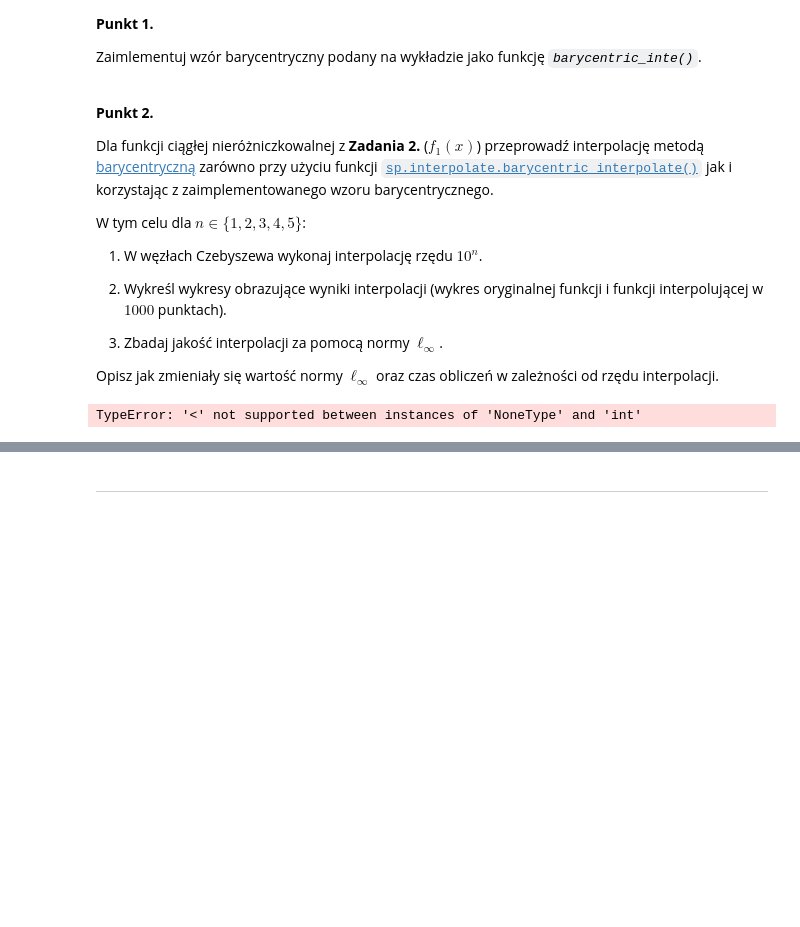
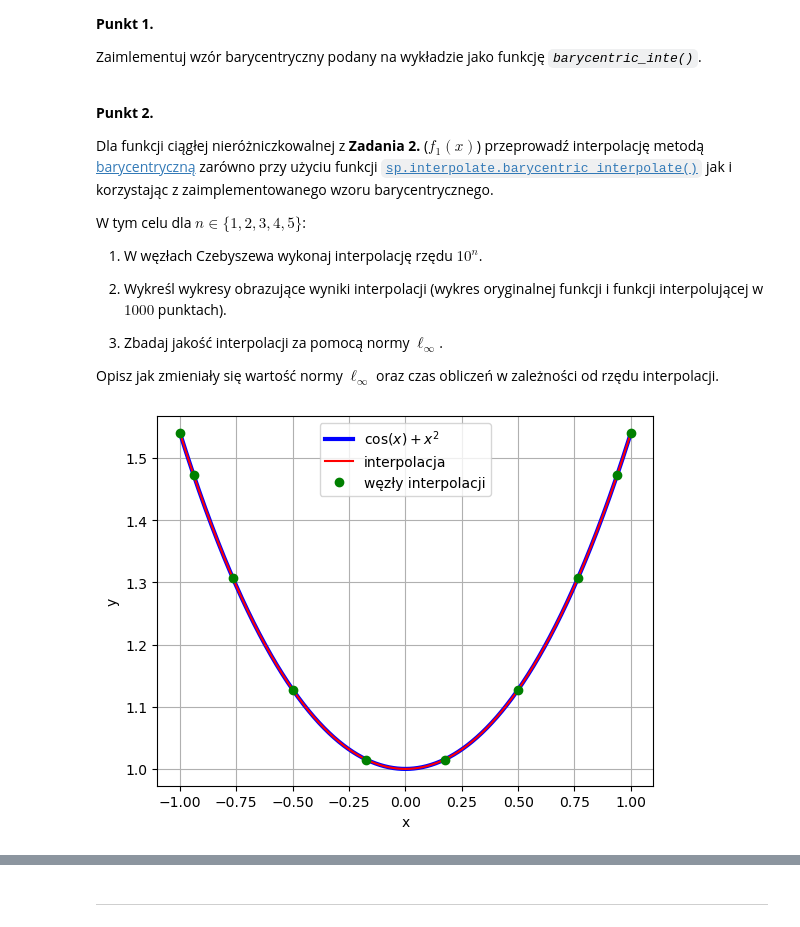
Before and after one commit to MN-KJ-2025/lab9-interpolacja-Pablitto1pk, a Jupyter notebook: sprawozdanie.ipynb, the cells around one changed output, grey strips where cells are left out. Drawn from its saved outputs; the diff is of its cells as text; code cells hidden in the pictures; blank space fills up the shorter version.

```diff
--- a/sprawozdanie.ipynb
+++ b/sprawozdanie.ipynb
@@ -129,29 +129,27 @@ Opisz jak zmieniały się wartość normy $\ell_{\infty}$ oraz czas obliczeń w
 # %%
 # Przykład użycia interpolacji barycentrycznej z wykorzystaniem węzłów Czebyszewa
 
 # Funkcja do interpolacji
 def f(x):
     return np.cos(x) + x**2
-
-f1 = lambda x: np.sign(x) * x + x**2
 
 # Wektor współrzędnych, dla których chcemy wyliczyć wartości wielomianu interpolacyjnego
 x = np.linspace(-1, 1, 1000)
 
 # Węzły Czebyszewa
 n = int(1e1)  # Liczba węzłów
 xch = main.chebyshev_nodes(n)
 
 # Interpoalcja
-yimp = sp.interpolate.barycentric_interpolate(xch, f1(xch), x)
+yimp = sp.interpolate.barycentric_interpolate(xch, f(xch), x)
 
 plt.plot(x, f(x), 'b', linewidth=3, label=r'$\cos(x)+x^2$')
 plt.plot(x, yimp, 'r', label='interpolacja')
 plt.plot(xch, f(xch), 'go', label='węzły interpolacji')
 plt.xlabel("x")
 plt.ylabel("y")
 plt.legend(loc=0)
 plt.grid()
 plt.show()
 # %% [output]
-TypeError: '<' not supported between instances of 'NoneType' and 'int'
+[figure, added]
```
Also changed, not shown: parts of 2 cells of this notebook.
